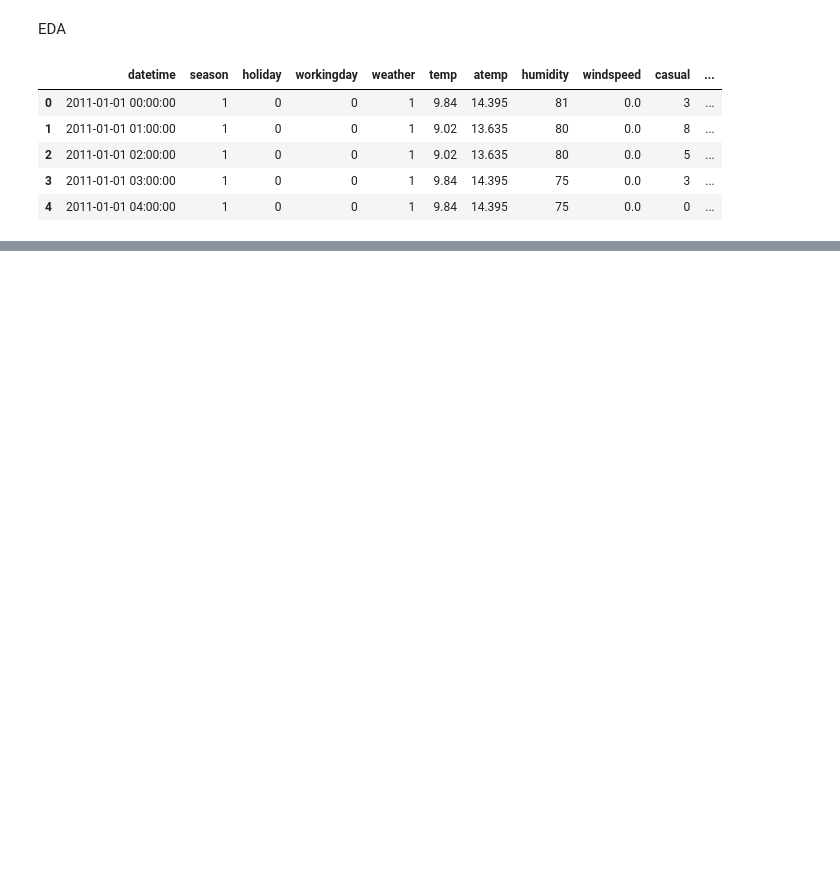
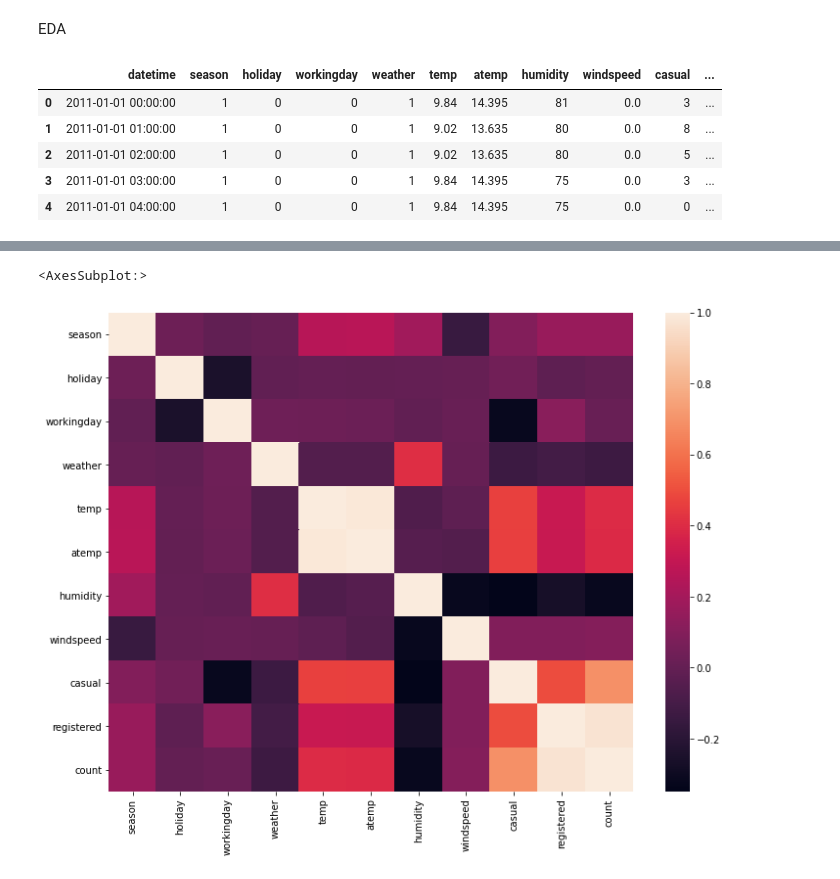
Before and after one commit to vich/BikeSharing, a Jupyter notebook: BikeSharing.ipynb, the cells around one changed output, grey strips where cells are left out. Cells and saved outputs as stored; diff of their text form; code cells hidden in the pictures; blank space fills up the shorter version.

Commit message:
add hist and corr

```diff
--- a/BikeSharing.ipynb
+++ b/BikeSharing.ipynb
@@ -70,0 +60,7 @@ res = stats.probplot(train_dt["count"], plot=plt)
+# %%
+corr = original_train_df.corr()
+plt.subplots(figsize=(12,9))
+sns.heatmap(corr)
+# %% [output]
+<AxesSubplot:>
+[figure, added]
```
Also changed, not shown: parts of 9 cells of this notebook.
